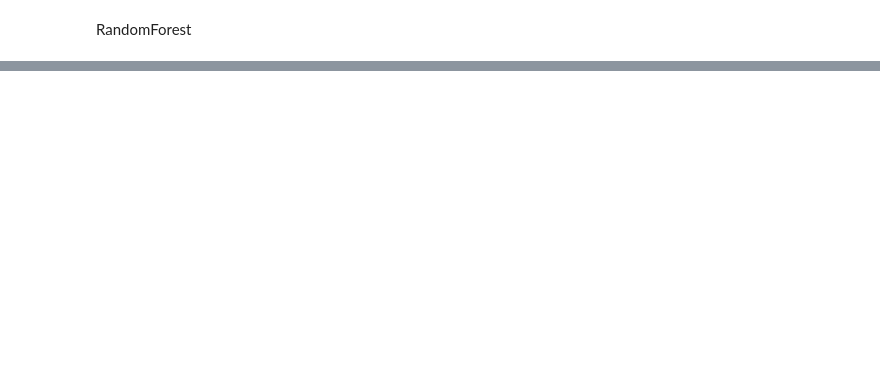
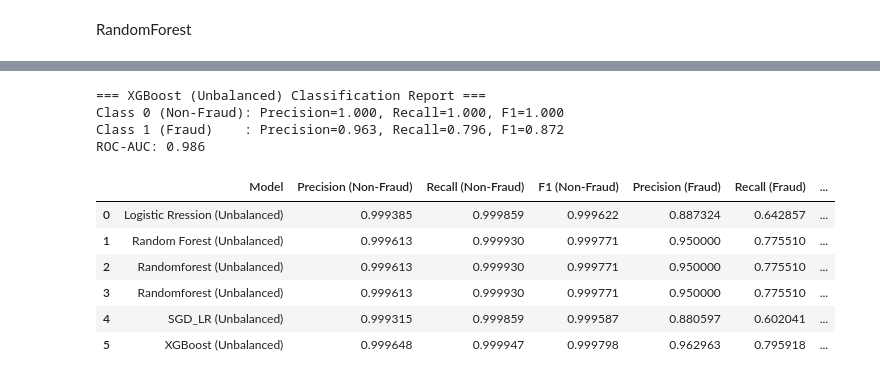
Before and after one commit to kaiokasa/fraud_detection, a Jupyter notebook: unbalance_modeling_notebook.ipynb, the cells around one changed output, grey strips where cells are left out. Saved outputs shown, nothing was run; the diff lists cells and outputs as text; code cells hidden in the pictures; blank space fills up the shorter version.

Commit message:
Finished the unbalanced modeling with multiple models, and created file for the next step (balanced modeling)

```diff
--- a/unbalance_modeling_notebook.ipynb
+++ b/unbalance_modeling_notebook.ipynb
@@ -93,0 +188,6 @@ RandomForest
+# %%
+y_test_pred = sgd_lr.predict(X_test)
+y_test_proba = sgd_lr.predict_proba(X_test)[:, 1]
+# %%
+results_df = store_and_print_results(results_df, "SGD_LR (Unbalanced)", y_test, y_test_pred, y_test_proba)
+results_df
@@ -93,0 +217,13 @@ RandomForest
+# %%
+from xgboost import XGBClassifier
+xgb_model = XGBClassifier(
+    n_estimators=200,
+    max_depth=5,
+    learning_rate=0.1,
+    subsample=0.8,
+    colsample_bytree=0.8,
+    random_state=42,
+    eval_metric="logloss"
+)
+crossval_result= print_crossval_results(xgb_model, X_train, y_train, cv=5)
+crossval_result
@@ -93,0 +234,2 @@ RandomForest
+# %%
+xgb_model.fit(X_train,y_train)
@@ -93,0 +249,17 @@ RandomForest
+# %%
+y_test_pred = xgb_model.predict(X_test)
+y_test_proba = xgb_model.predict_proba(X_test)[:, 1]
+results_df = store_and_print_results(results_df, "XGBoost (Unbalanced)", y_test, y_test_pred, y_test_proba)
+results_df
+# %% [output]
+=== XGBoost (Unbalanced) Classification Report ===
+Class 0 (Non-Fraud): Precision=1.000, Recall=1.000, F1=1.000
+Class 1 (Fraud)    : Precision=0.963, Recall=0.796, F1=0.872
+ROC-AUC: 0.986
+|  | Model | Precision (Non-Fraud) | Recall (Non-Fraud) | F1 (Non-Fraud) | Precision (Fraud) | Recall (Fraud) | ... |
+| 0 | Logistic Rression (Unbalanced) | 0.999385 | 0.999859 | 0.999622 | 0.887324 | 0.642857 | ... |
+| 1 | Random Forest (Unbalanced) | 0.999613 | 0.999930 | 0.999771 | 0.950000 | 0.775510 | ... |
+| 2 | Randomforest (Unbalanced) | 0.999613 | 0.999930 | 0.999771 | 0.950000 | 0.775510 | ... |
+| 3 | Randomforest (Unbalanced) | 0.999613 | 0.999930 | 0.999771 | 0.950000 | 0.775510 | ... |
+| 4 | SGD_LR (Unbalanced) | 0.999315 | 0.999859 | 0.999587 | 0.880597 | 0.602041 | ... |
+| 5 | XGBoost (Unbalanced) | 0.999648 | 0.999947 | 0.999798 | 0.962963 | 0.795918 | ... |
```
Also changed, not shown: parts of 26 cells of this notebook, 2 other files.
